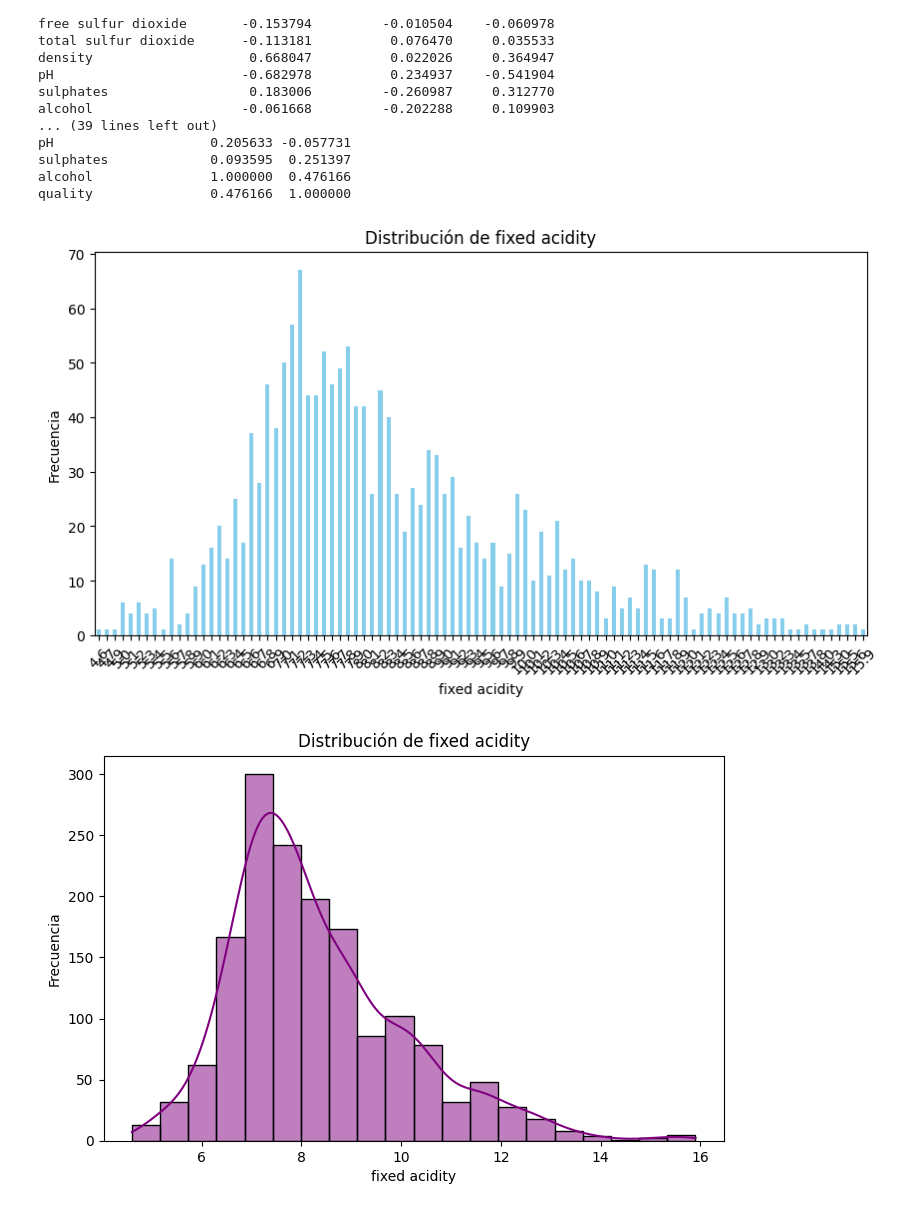
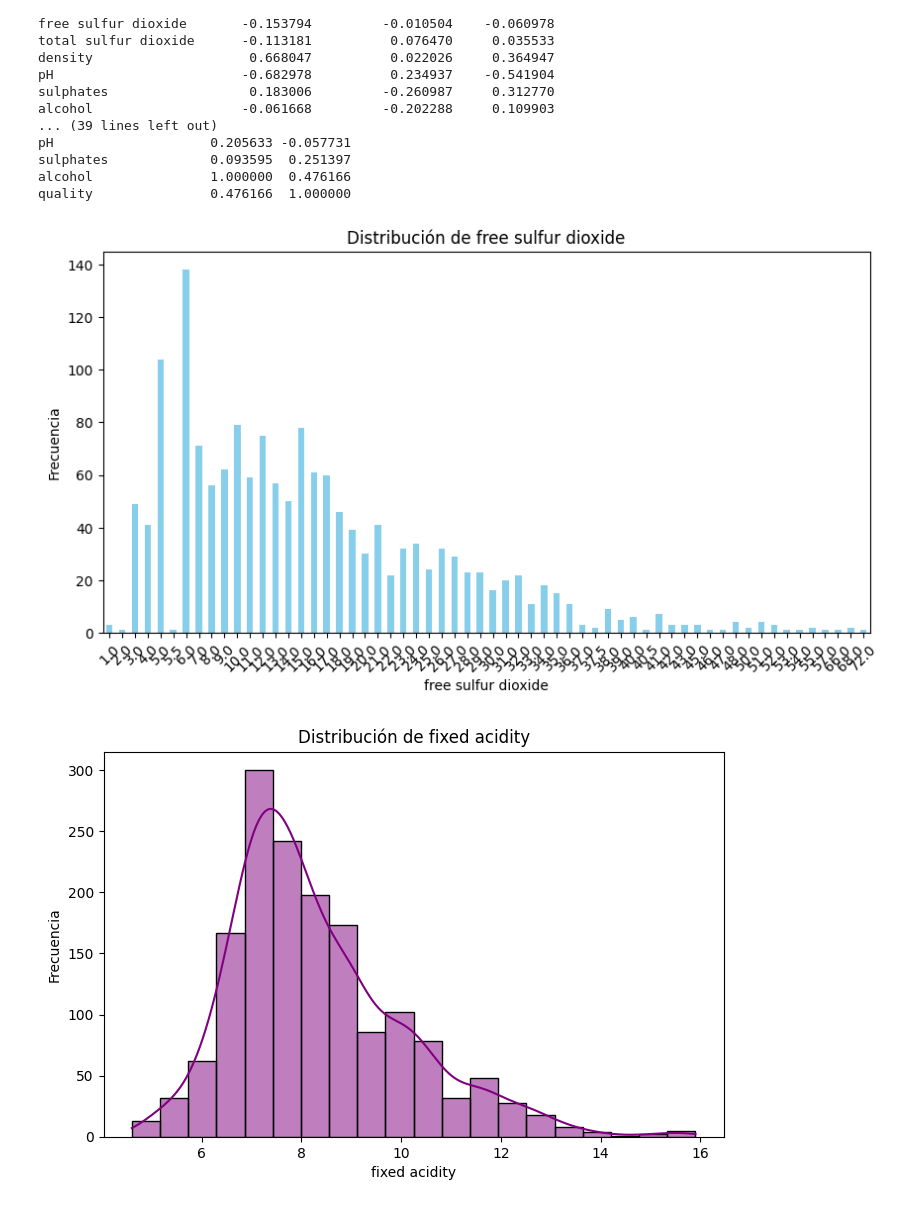
Before and after one commit to kevcalderon/SOG21S25_201902714, a Jupyter notebook: Tarea_3_SYG2.ipynb, the cells around one changed output. Drawn from its saved outputs; the diff is of its cells as text; code cells hidden in the pictures.

```diff
--- a/Tarea_3_SYG2.ipynb
+++ b/Tarea_3_SYG2.ipynb
@@ -80,21 +80,21 @@ quality               0.476166  1.000000
 # %%
 import matplotlib.pyplot as plt
 
-# Seleccionar una columna numérica (ajusta según tu dataset)
-columna = df.columns[0]  # Puedes cambiar a otra columna
+# se tomará la columna de sulfur dioxide
+columna = df.columns[5]
 
-# Crear gráfico de barras
+
 plt.figure(figsize=(10, 5))
 df[columna].value_counts().sort_index().plot(kind='bar', color='skyblue')
 
 # Configuración del gráfico
 plt.title(f'Distribución de {columna}')
 plt.xlabel(columna)
 plt.ylabel('Frecuencia')
 plt.xticks(rotation=45)
 plt.show()
 # %% [output]
-[figure, old version]
+[figure, new version]
 # %%
 import seaborn as sns
 
```
Also changed, not shown: parts of 2 cells of this notebook.
